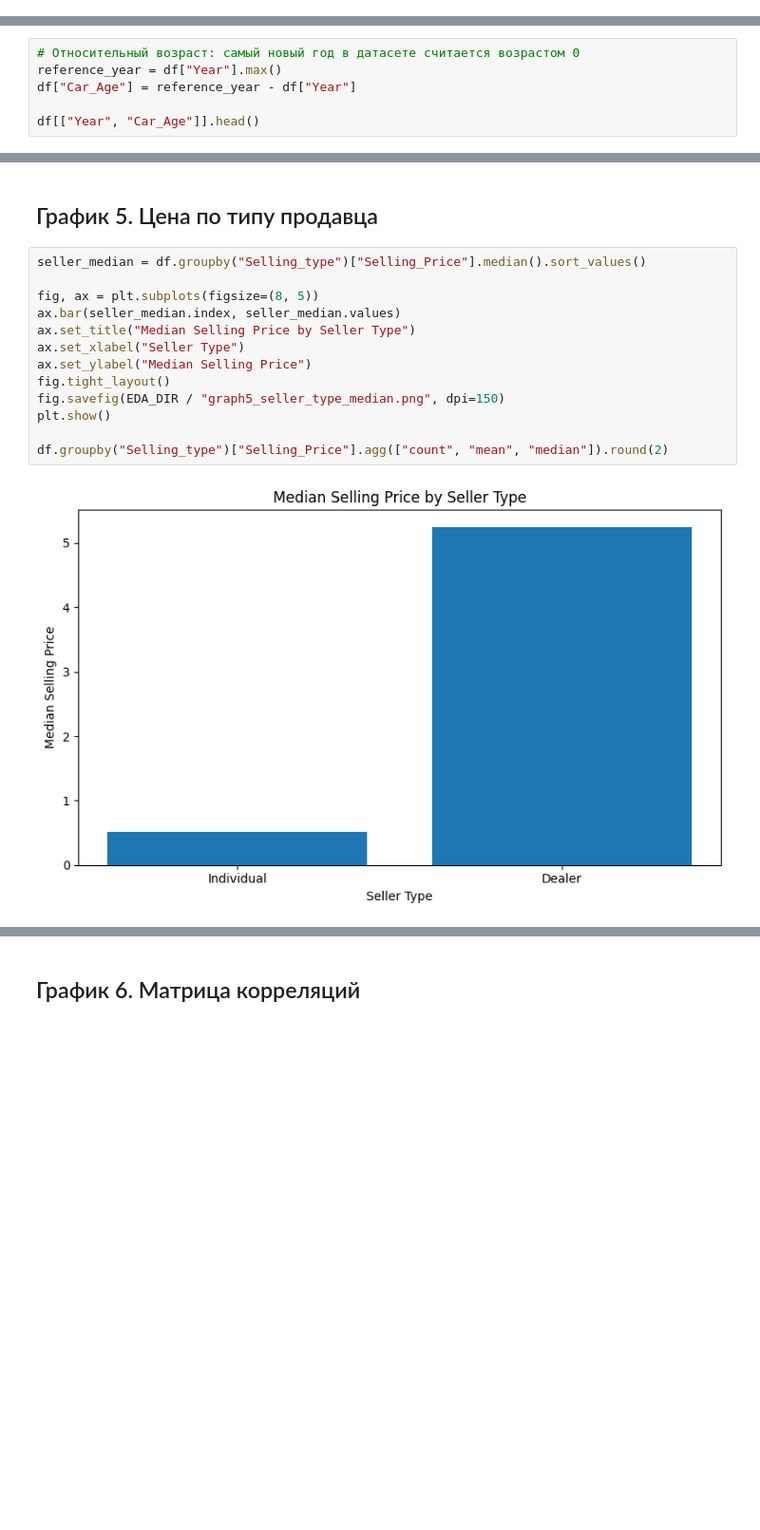
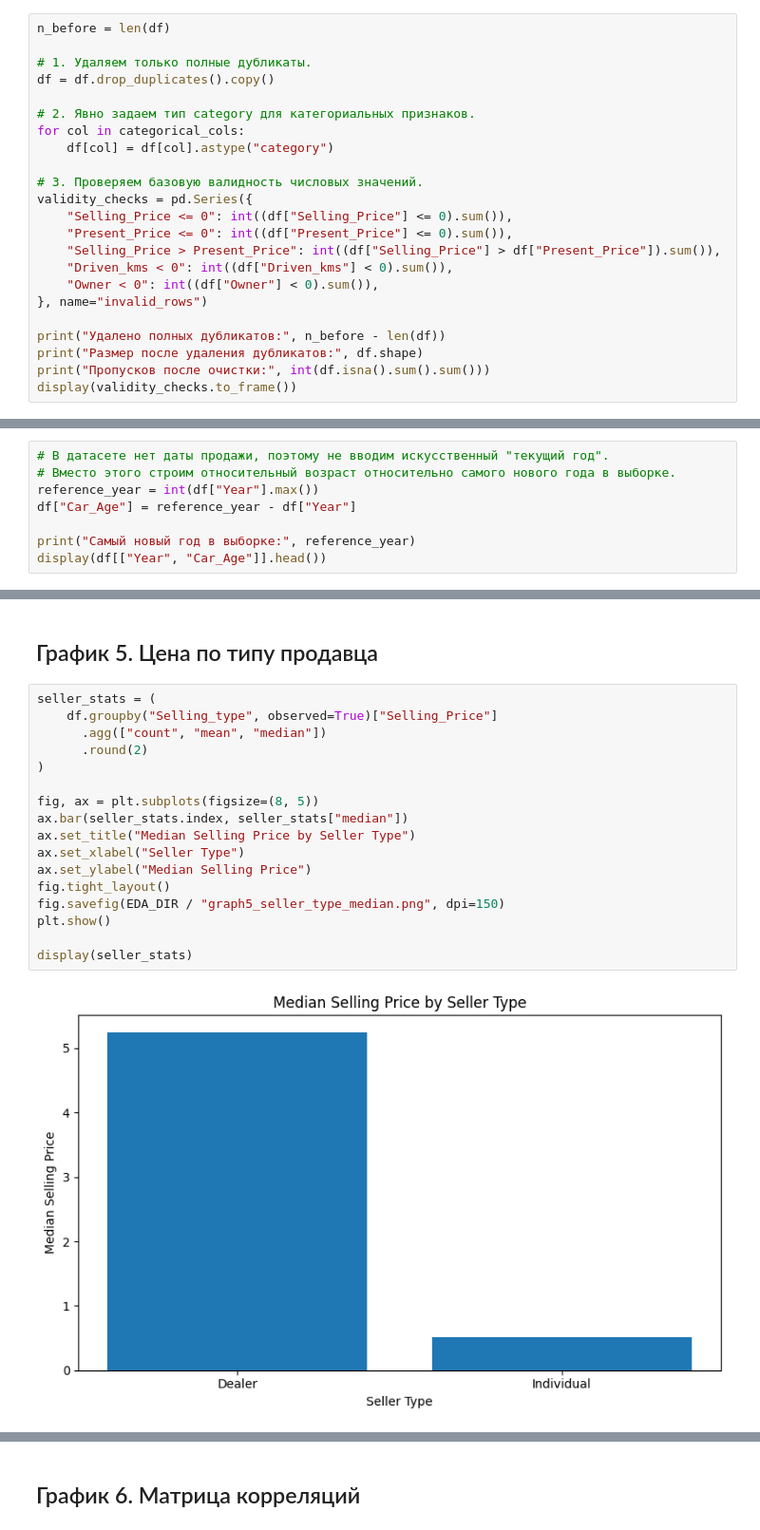
Before and after one commit to Webber-Escaper/lab1_car_price, a Jupyter notebook: eda/eda.ipynb, the cells around one changed output, grey strips where cells are left out. Shown at 95% size. Drawn from its saved outputs; the diff is of its cells as text; blank space fills up the shorter version.

```diff
--- a/eda/eda.ipynb
+++ b/eda/eda.ipynb
@@ -139,0 +163,23 @@ dtype: int64
+# %%
+n_before = len(df)
+
+# 1. Удаляем только полные дубликаты.
+df = df.drop_duplicates().copy()
+
+# 2. Явно задаем тип category для категориальных признаков.
+for col in categorical_cols:
+    df[col] = df[col].astype("category")
+
+# 3. Проверяем базовую валидность числовых значений.
+validity_checks = pd.Series({
+    "Selling_Price <= 0": int((df["Selling_Price"] <= 0).sum()),
+    "Present_Price <= 0": int((df["Present_Price"] <= 0).sum()),
+    "Selling_Price > Present_Price": int((df["Selling_Price"] > df["Present_Price"]).sum()),
+    "Driven_kms < 0": int((df["Driven_kms"] < 0).sum()),
+    "Owner < 0": int((df["Owner"] < 0).sum()),
+}, name="invalid_rows")
+
+print("Удалено полных дубликатов:", n_before - len(df))
+print("Размер после удаления дубликатов:", df.shape)
+print("Пропусков после очистки:", int(df.isna().sum().sum()))
+display(validity_checks.to_frame())
@@ -140,9 +203,11 @@ dtype: int64
 # %% [markdown]
 ## Создание нового признака
 # %%
-# Относительный возраст: самый новый год в датасете считается возрастом 0
-reference_year = df["Year"].max()
+# В датасете нет даты продажи, поэтому не вводим искусственный "текущий год".
+# Вместо этого строим относительный возраст относительно самого нового года в выборке.
+reference_year = int(df["Year"].max())
 df["Car_Age"] = reference_year - df["Year"]
 
-df[["Year", "Car_Age"]].head()
+print("Самый новый год в выборке:", reference_year)
+display(df[["Year", "Car_Age"]].head())
 # %% [output]
@@ -258,20 +337,24 @@ df.groupby("Transmission")["Selling_Price"].agg(["count", "mean", "median"]).rou
 # %% [markdown]
 ## График 5. Цена по типу продавца
 # %%
-seller_median = df.groupby("Selling_type")["Selling_Price"].median().sort_values()
+seller_stats = (
+    df.groupby("Selling_type", observed=True)["Selling_Price"]
+      .agg(["count", "mean", "median"])
+      .round(2)
+)
 
 fig, ax = plt.subplots(figsize=(8, 5))
-ax.bar(seller_median.index, seller_median.values)
+ax.bar(seller_stats.index, seller_stats["median"])
 ax.set_title("Median Selling Price by Seller Type")
 ax.set_xlabel("Seller Type")
 ax.set_ylabel("Median Selling Price")
 fig.tight_layout()
 fig.savefig(EDA_DIR / "graph5_seller_type_median.png", dpi=150)
 plt.show()
 
-df.groupby("Selling_type")["Selling_Price"].agg(["count", "mean", "median"]).round(2)
+display(seller_stats)
 # %% [output]
-[figure, old version]
+[figure, new version]
 |  | count | mean | median |
 | Selling_type |  |  |  |
 | Dealer | 193 | 6.63 | 5.25 |
```
Also changed, not shown: parts of 36 cells of this notebook, 5 other files.
